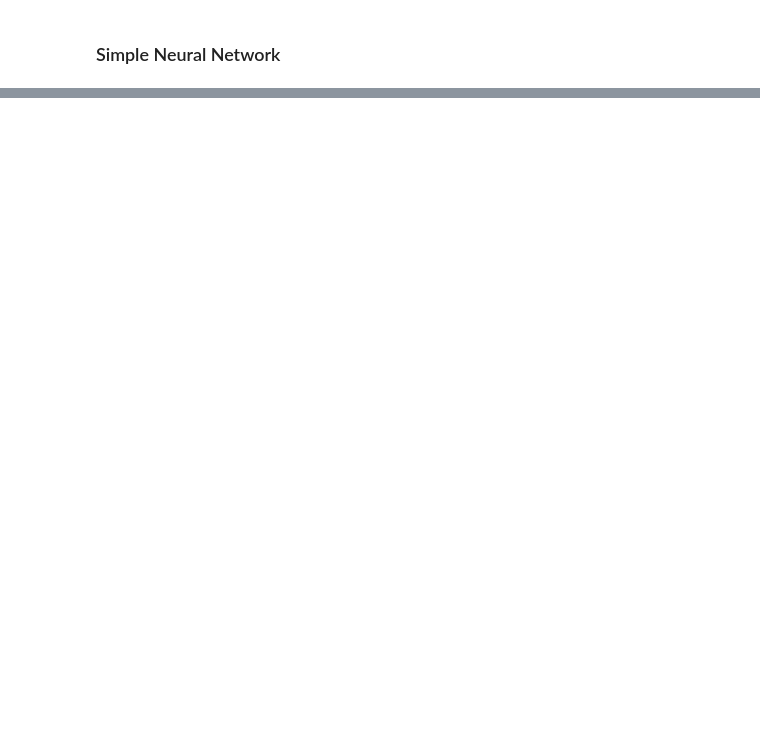
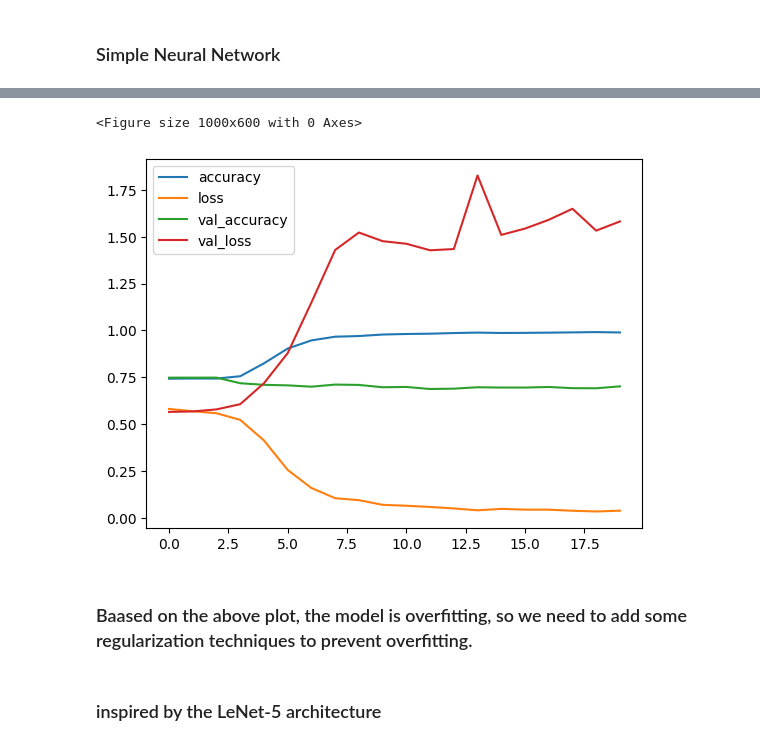
Before and after one commit to saturdais-dl/disease-prediction, a Jupyter notebook: simplenn_notebook.ipynb, the cells around one changed output, grey strips where cells are left out. Saved outputs shown, nothing was run; the diff lists cells and outputs as text; code cells hidden in the pictures; blank space fills up the shorter version.

Commit message:
added new folder with models, done analysis and cleaning of data and trained 3 nn - simple, cnn, and LeNet5-based in simplenn_notebook.ipynb

```diff
--- a/simplenn_notebook.ipynb
+++ b/simplenn_notebook.ipynb
@@ -116,19 +281,6 @@ This structured format categorizes the diagnoses based on their unique identifie
 # %%
-from data_loading_utils import get_train_test_split
-
-# Assuming X and Y have been loaded using the previous functions
-
-# # Get train and test splits
-# X_train, X_test, y_train, y_test = get_train_test_split(X, Y, test_fold=10)
-#
-# # Print shapes of the datasets
-# print("X_train shape:", X_train.shape)
-# print("X_test shape:", X_test.shape)
-# print("y_train shape:", y_train.shape)
-# print("y_test shape:", y_test.shape)
-
 # If you also want to get validation splits
-X_train, X_test, y_train, y_test, X_val, y_val = get_train_test_split(X, Y, test_fold=10, validation=True)
+X_train, X_test, y_train, y_test, X_val, y_val = get_train_test_split(X, Y_clean, test_fold=10, validation=True)
 
 # Print shapes of the datasets including validation
 print("X_train shape:", X_train.shape)
@@ -319,0 +403,16 @@ plt.show()
+# %%
+# Define a simple convolutional neural network
+cnn = Sequential()
+cnn.add(Input(shape=input_shape))
+cnn.add(Conv1D(64, 3, activation='relu'))
+cnn.add(MaxPooling1D(2))
+cnn.add(Conv1D(128, 3, activation='relu'))
+cnn.add(MaxPooling1D(2))
+cnn.add(Flatten())
+cnn.add(Dense(128, activation='relu'))
+cnn.add(Dropout(0.2))
+cnn.add(Dense(256, activation='relu'))
+cnn.add(Dropout(0.2))
+cnn.add(Dense(64, activation='relu'))
+cnn.add(Dense(2, activation='sigmoid'))
+cnn.compile(optimizer='adam', loss='binary_crossentropy', metrics=['accuracy'])
@@ -319,0 +443,2 @@ plt.show()
+# %%
+history = cnn.fit(X_train, y_train_oh, validation_data=(X_val, y_val_oh), epochs=20, batch_size=32)
@@ -319,0 +463,12 @@ plt.show()
+# %%
+# plot the training and validation loss
+plt.figure(figsize=(10, 6))
+pd.DataFrame(history.history).plot()
+plt.show()
+# %% [output]
+<Figure size 1000x600 with 0 Axes>
+[figure, added]
+# %% [markdown]
+### Baased on the above plot, the model is overfitting, so we need to add some regularization techniques to prevent overfitting.
+# %% [markdown]
+### inspired by the LeNet-5 architecture
```
Also changed, not shown: parts of 60 cells of this notebook, 1 other file.
